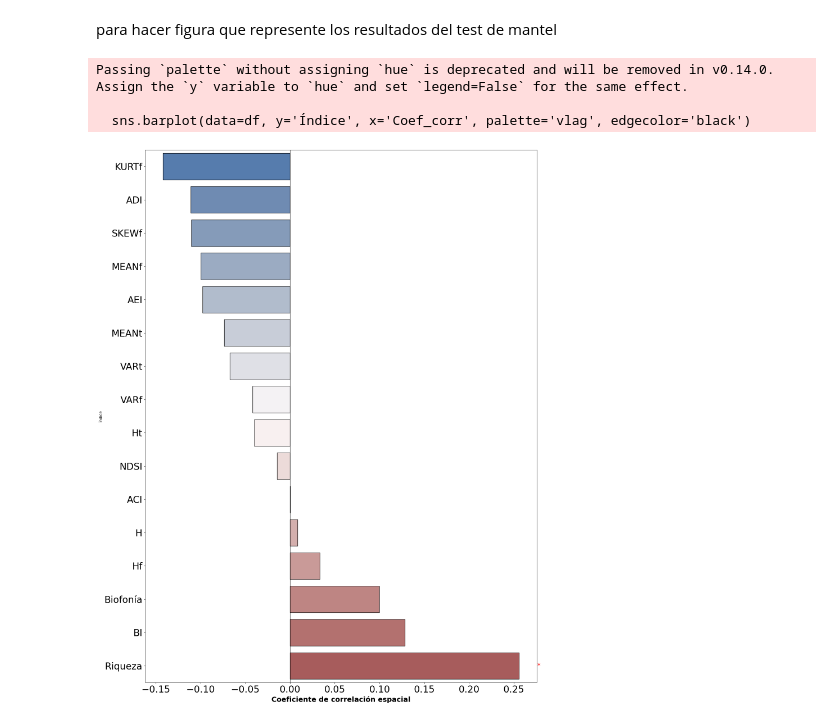
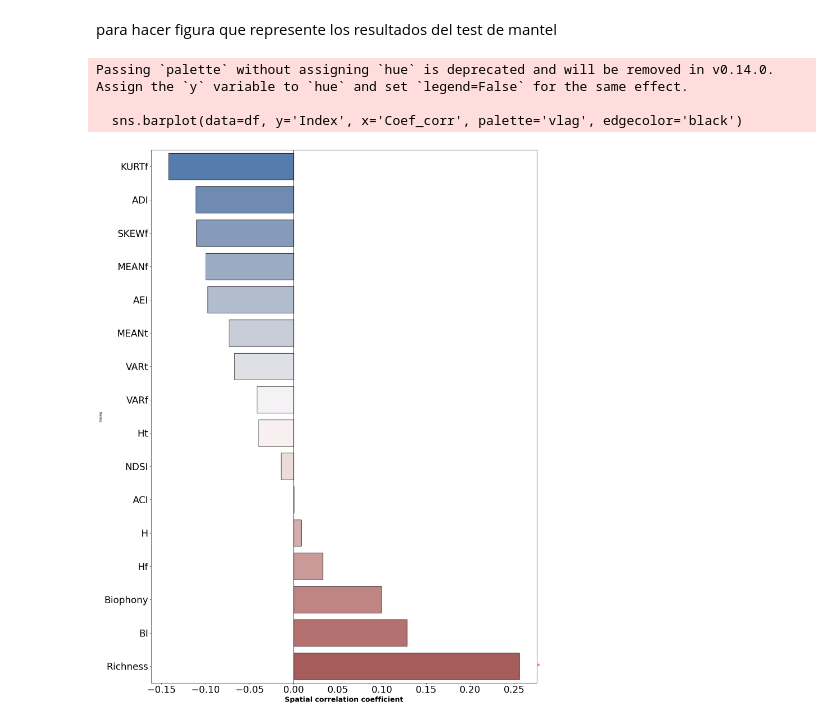
Before and after one commit to camilobehrens/figuras_mauro, a Jupyter notebook: codigo/fig_mantel.ipynb, the cells around one changed output. Saved outputs shown, nothing was run; the diff lists cells and outputs as text; code cells hidden in the pictures.

```diff
--- a/codigo/fig_mantel.ipynb
+++ b/codigo/fig_mantel.ipynb
@@ -7,7 +7,7 @@ import pandas as pd
 
 # Datos
 data = {
-    'Índice': ['Biofonía', 'Riqueza', 'ACI', 'ADI', 'AEI', 'BI', 'H', 'Hf', 'Ht',
+    'Index': ['Biophony', 'Richness', 'ACI', 'ADI', 'AEI', 'BI', 'H', 'Hf', 'Ht',
                'KURTf', 'MEANf', 'MEANt', 'NDSI', 'SKEWf', 'VARf', 'VARt'],
     'Coef_corr': [0.0997658190389271, 0.2559642879733742, 0.00019890311733664935, -0.1109406432928508,
                   -0.09780785440550967, 0.12841690611708073, 0.008556721402817697, 0.03312611559057056,
@@ -18,34 +18,34 @@ data = {
 }
 
 df = pd.DataFrame(data)
 
 # Crear columna para significancia con asterisco
 df['significativo'] = df['p_value'] < 0.05
 df['label'] = df.apply(lambda row: '*' if row['significativo'] else '', axis=1)
 
 # Ordenar para mejor visualización si se quiere (opcional)
 df = df.sort_values('Coef_corr')
 
 # Figura
 plt.figure(figsize=(16,20))
-sns.barplot(data=df, y='Índice', x='Coef_corr', palette='vlag', edgecolor='black')
+sns.barplot(data=df, y='Index', x='Coef_corr', palette='vlag', edgecolor='black')
 
 # Añadir asteriscos en barras significativas
 for i, row in enumerate(df.itertuples()):
     if row.significativo:
         xpos = row.Coef_corr + 0.02 if row.Coef_corr >= 0 else row.Coef_corr - 0.04
         plt.text(xpos, i, row.label, color='red', fontsize=16, va='center', ha='left')
 
 plt.axvline(0, color='black', linewidth=0.8)
-plt.xlabel('Coeficiente de correlación espacial', fontsize=18, fontweight='bold')
+plt.xlabel('Spatial correlation coefficient', fontsize=18, fontweight='bold')
 #plt.ylabel('Índice', fontsize=18)
 plt.yticks(fontsize=24)
 plt.xticks(fontsize=24)
 #plt.title('Coeficientes de correlación con significancia (*)')
 plt.tight_layout()
 plt.show()
 # %% [output]
 Passing `palette` without assigning `hue` is deprecated and will be removed in v0.14.0. Assign the `y` variable to `hue` and set `legend=False` for the same effect.
 
-  sns.barplot(data=df, y='Índice', x='Coef_corr', palette='vlag', edgecolor='black')
+  sns.barplot(data=df, y='Index', x='Coef_corr', palette='vlag', edgecolor='black')
-[figure, old version]
+[figure, new version]
```
Also changed, not shown: 5 other files.
